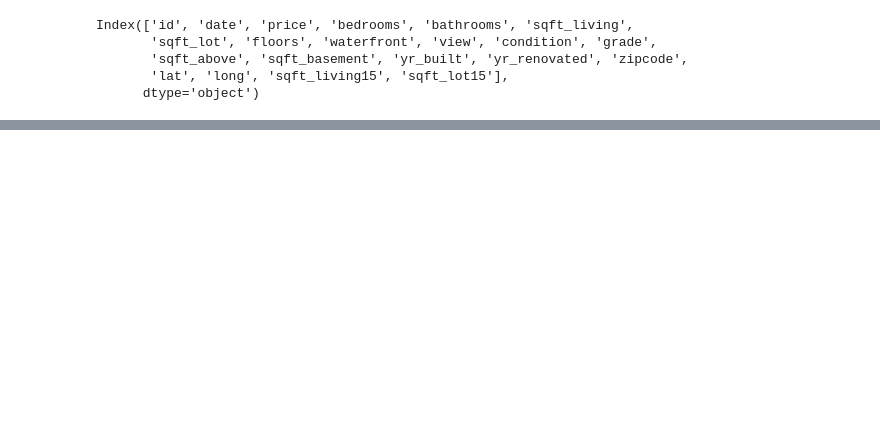
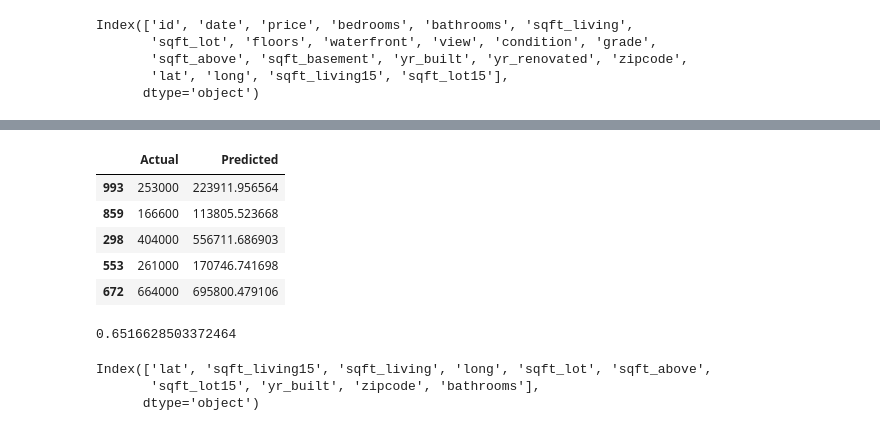
Before and after one commit to rafiulgits/ai-lab-assignment, a Jupyter notebook: task-3-house-price-prediction.ipynb, the cells around one changed output, grey strips where cells are left out. Drawn from its saved outputs; the diff is of its cells as text; code cells hidden in the pictures; blank space fills up the shorter version.

```diff
--- a/task-3-house-price-prediction.ipynb
+++ b/task-3-house-price-prediction.ipynb
@@ -64,0 +146,9 @@ clean_df.shape
+# %%
+compare.head()
+# %% [output]
+|  | Actual | Predicted |
+| 993 | 253000 | 223911.956564 |
+| 859 | 166600 | 113805.523668 |
+| 298 | 404000 | 556711.686903 |
+| 553 | 261000 | 170746.741698 |
+| 672 | 664000 | 695800.479106 |
@@ -64,0 +157,10 @@ clean_df.shape
+# %%
+r2_score(Y_test, prediction)
+# %% [output]
+0.6516628503372464
+# %%
+X.columns
+# %% [output]
+Index(['lat', 'sqft_living15', 'sqft_living', 'long', 'sqft_lot', 'sqft_above',
+       'sqft_lot15', 'yr_built', 'zipcode', 'bathrooms'],
+      dtype='object')
```
Also changed, not shown: parts of 31 cells of this notebook.
